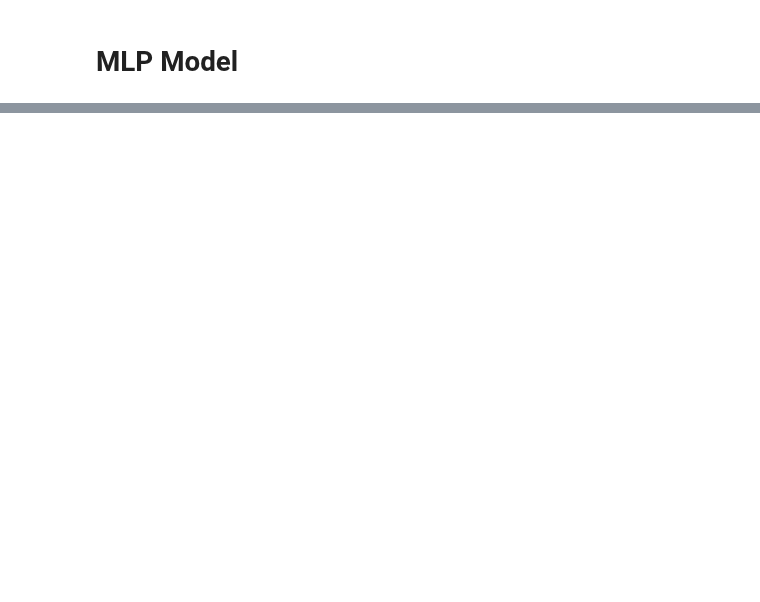
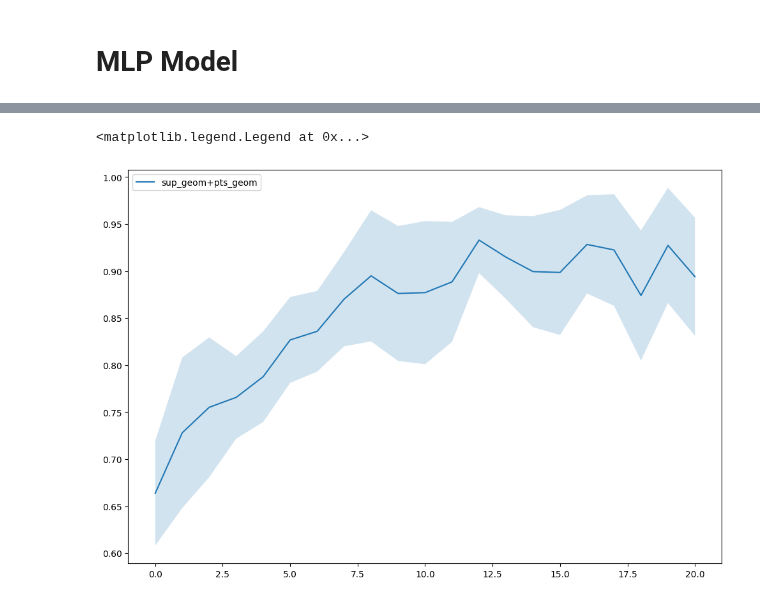
Before and after one commit to biophase/geon, a Jupyter notebook: testground_s.ipynb, the cells around one changed output, grey strips where cells are left out. Saved outputs shown, nothing was run; the diff lists cells and outputs as text; code cells hidden in the pictures; blank space fills up the shorter version.

```diff
--- a/testground_s.ipynb
+++ b/testground_s.ipynb
@@ -1016,0 +1160,4 @@ torch.Size([2795, 3])
+# %%
+reg_ids_oh = torch.as_tensor(np.eye(reg_ids.max()+1)[reg_ids])
+reg_ids_oh = scatter_mean(reg_ids_oh, torch.as_tensor(sup_f, dtype=torch.int64),dim=0)
+reg_ids_oh.shape
@@ -1016,0 +1281,17 @@ torch.Size([2795, 3])
+# %%
+# out = model(
+#     reg_lut = reg_ids_oh.to(config_device,dtype=torch.float32),
+#     reg_geom = reg_geom_feats.to(config_device,dtype=torch.float32),
+#     sup_geom = sup_geom_feats.to(config_device,dtype=torch.float32),
+#     pts_geom = all_feats_sup_trans.to(config_device,dtype=torch.float32),
+# )
+config_device='cuda'
+in_all = dict(
+    reg_lut = reg_ids_oh.to(config_device,dtype=torch.float32),
+    reg_geom = reg_geom_feats.to(config_device,dtype=torch.float32),
+    sup_geom = sup_geom_feats.to(config_device,dtype=torch.float32),
+    pts_geom = all_feats_sup_trans.to(config_device,dtype=torch.float32),
+)
+# %%
+for n,v in in_all.items():
+    print(n, v.shape)
@@ -1016,0 +1300,3 @@ torch.Size([2795, 3])
+# %%
+# init results container
+results = dict()
@@ -1016,0 +1499,17 @@ torch.Size([2795, 3])
+# %%
+fig,ax = plt.subplots(1,1,figsize=(12,8))
+for ename, eres in results.items():
+    ious = []
+    accs = []
+    for i in  range(len(eres)):
+        if len(eres[i]['iou']) != num_iterations+1:
+            continue
+        ious.append(eres[i]['iou'])
+        accs.append(eres[i]['acc'])
+    accs = np.array(accs)
+    plt.plot(range(accs.shape[1]),accs.mean(0), label=ename)
+    plt.fill_between(range(accs.shape[1]),accs.mean(0)-accs.std(0),accs.mean(0)+accs.std(0),alpha=0.2)
+plt.legend()
+# %% [output]
+<matplotlib.legend.Legend at 0x...>
+[figure, added]
```
Also changed, not shown: parts of 30 cells of this notebook, 4 other files.
